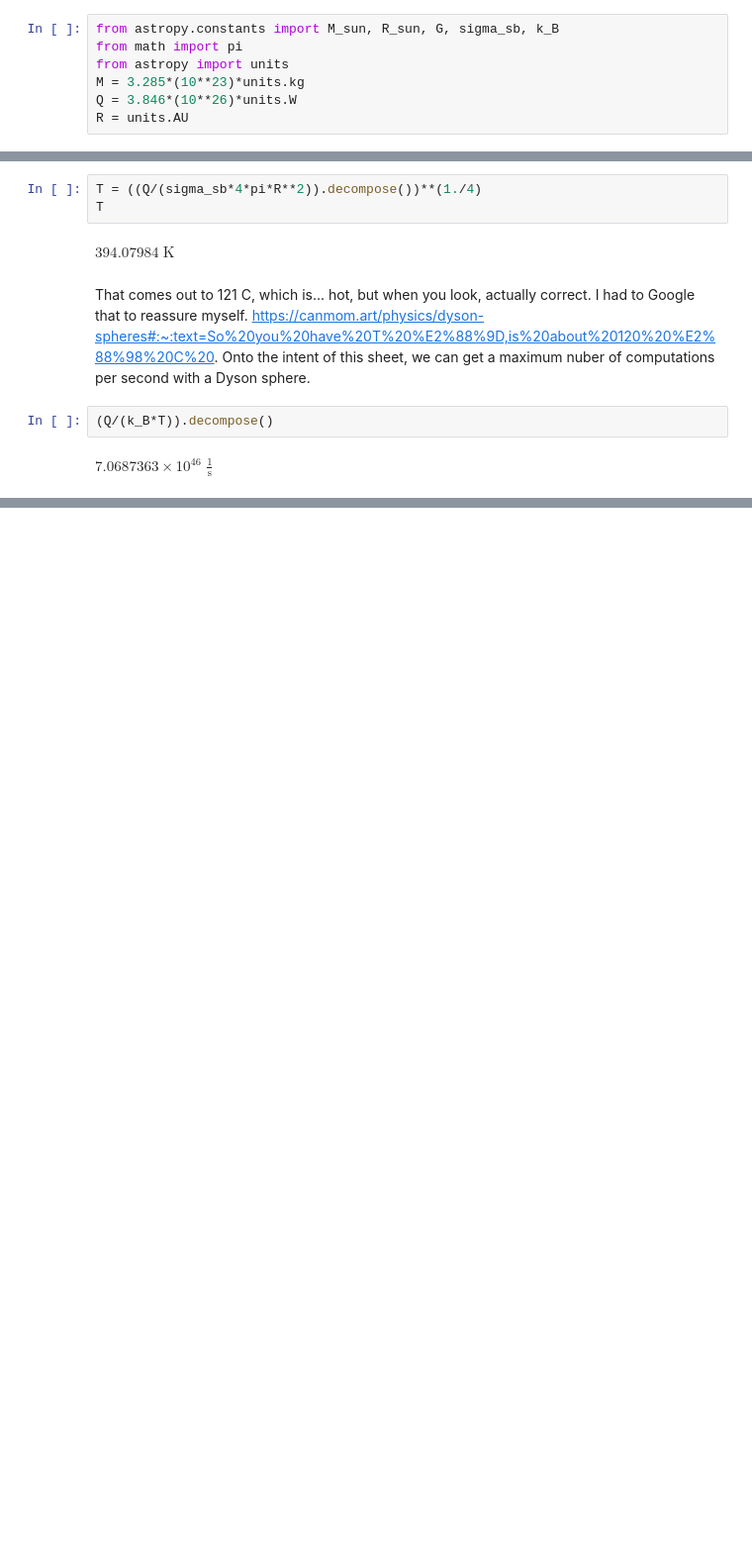
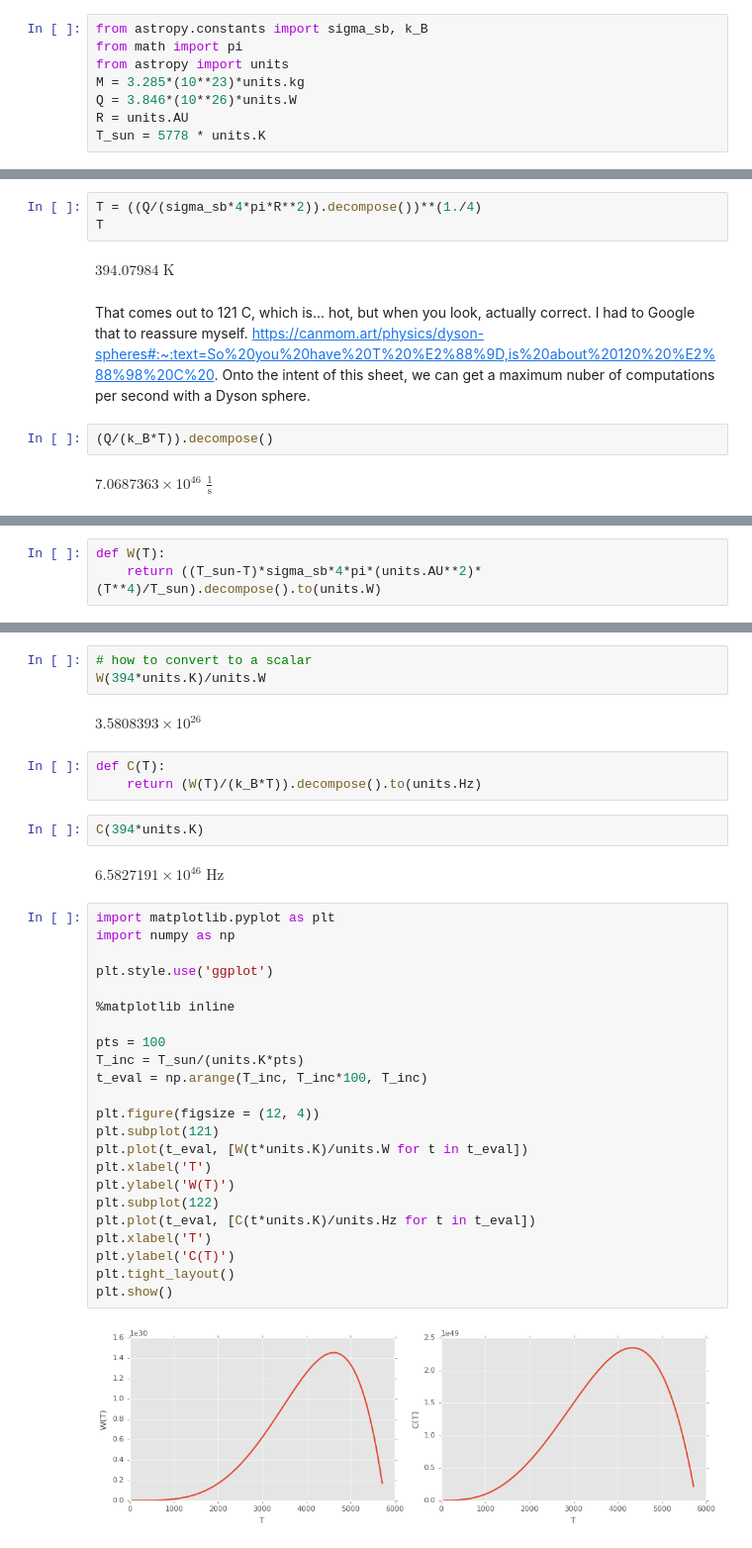
Before and after one commit to AlanCoding/cold_civ, a Jupyter notebook: Dyson_Sphere_Reference.ipynb, the cells around one changed output, grey strips where cells are left out. Shown: that part at 99% size. Drawn from its saved outputs; the diff is of its cells as text; blank space fills up the shorter version.

```diff
--- a/Dyson_Sphere_Reference.ipynb
+++ b/Dyson_Sphere_Reference.ipynb
@@ -1,10 +1,11 @@
 # %%
-from astropy.constants import M_sun, R_sun, G, sigma_sb, k_B
+from astropy.constants import sigma_sb, k_B
 from math import pi
 from astropy import units
 M = 3.285*(10**23)*units.kg
 Q = 3.846*(10**26)*units.W
 R = units.AU
+T_sun = 5778 * units.K
 # %% [markdown]
 Calculating the sphere's temperature
 $$
@@ -31,0 +55,3 @@ $7.0687363 \times 10^{46} \; \mathrm{\frac{1}{s}}$
+# %%
+def W(T):
+    return ((T_sun-T)*sigma_sb*4*pi*(units.AU**2)*(T**4)/T_sun).decompose().to(units.W)
@@ -31,0 +69,37 @@ $7.0687363 \times 10^{46} \; \mathrm{\frac{1}{s}}$
+# %%
+# how to convert to a scalar
+W(394*units.K)/units.W
+# %% [output]
+$3.5808393 \times 10^{26} \; \mathrm{}$
+# %%
+def C(T):
+    return (W(T)/(k_B*T)).decompose().to(units.Hz)
+# %%
+C(394*units.K)
+# %% [output]
+$6.5827191 \times 10^{46} \; \mathrm{Hz}$
+# %%
+import matplotlib.pyplot as plt
+import numpy as np
+
+plt.style.use('ggplot')
+
+%matplotlib inline
+
+pts = 100
+T_inc = T_sun/(units.K*pts)
+t_eval = np.arange(T_inc, T_inc*100, T_inc)
+
+plt.figure(figsize = (12, 4))
+plt.subplot(121)
+plt.plot(t_eval, [W(t*units.K)/units.W for t in t_eval])
+plt.xlabel('T')
+plt.ylabel('W(T)')
+plt.subplot(122)
+plt.plot(t_eval, [C(t*units.K)/units.Hz for t in t_eval])
+plt.xlabel('T')
+plt.ylabel('C(T)')
+plt.tight_layout()
+plt.show()
+# %% [output]
+[figure, added]
```
Also changed, not shown: parts of 5 cells of this notebook.
